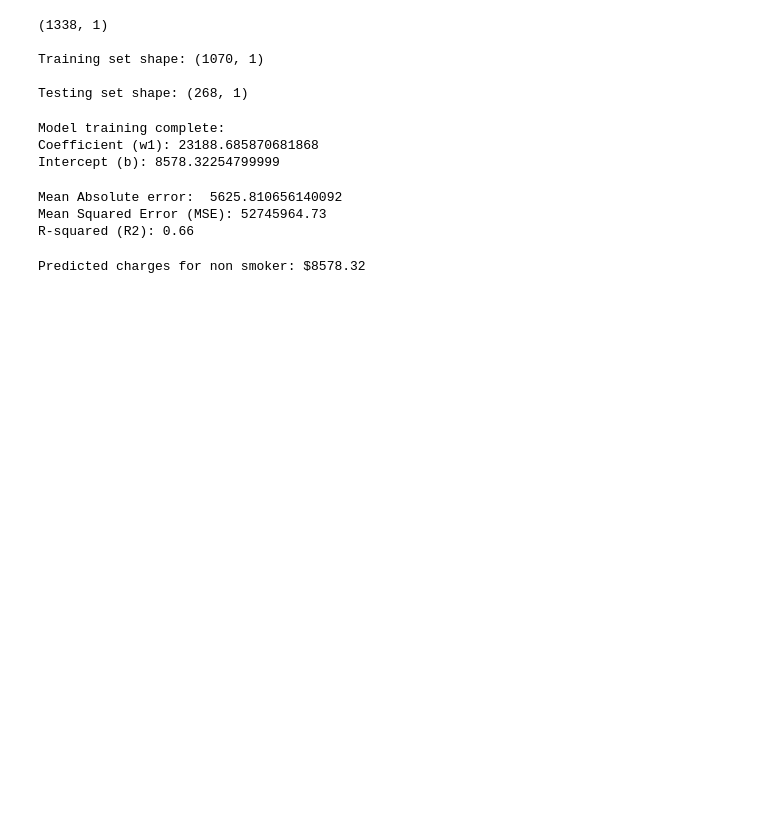
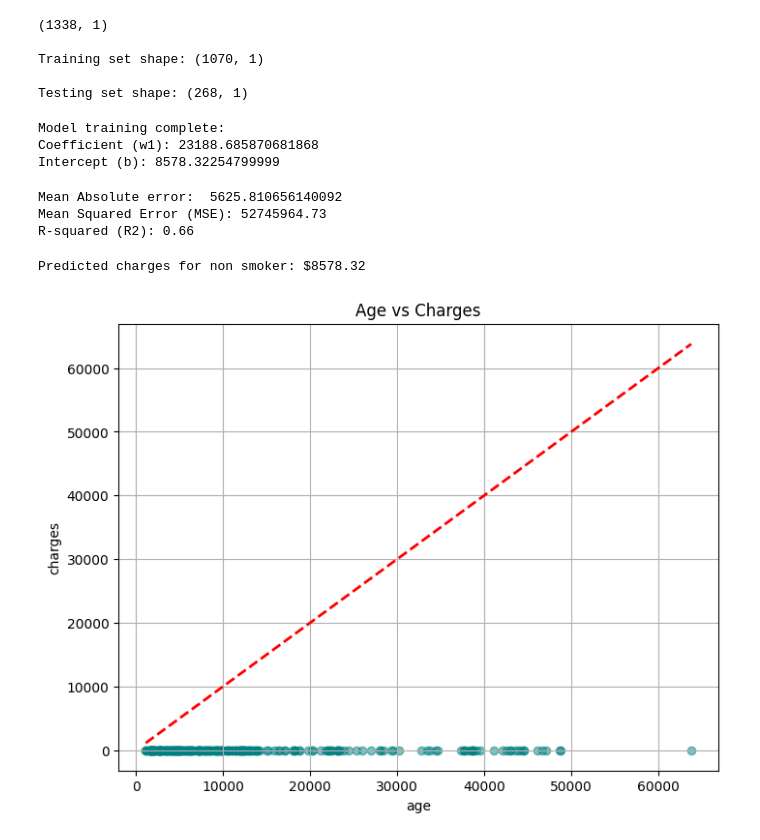
Before and after one commit to minendraa/Machine-Learning-, a Jupyter notebook: day2/insurance.ipynb, the cells around one changed output. Cells and saved outputs as stored; diff of their text form; code cells hidden in the pictures; blank space fills up the shorter version.

```diff
--- a/day2/insurance.ipynb
+++ b/day2/insurance.ipynb
@@ -303,3 +303,14 @@ else:
     print("Enter 1 or 0!!!")
 # %% [output]
 Predicted charges for non smoker: $8578.32
+# %%
+plt.figure(figsize=(8,6))
+plt.scatter(y_test,X_test,alpha=0.5,color='teal')
+plt.plot([y_test.min(),y_test.max()],[y_test.min(),y_test.max()],'r--',linewidth=2)
+plt.xlabel('age')
+plt.ylabel('charges')
+plt.title('Age vs Charges')
+plt.grid(True)
+plt.show()
+# %% [output]
+[figure, added]
```
Also changed, not shown: 1 other file.
